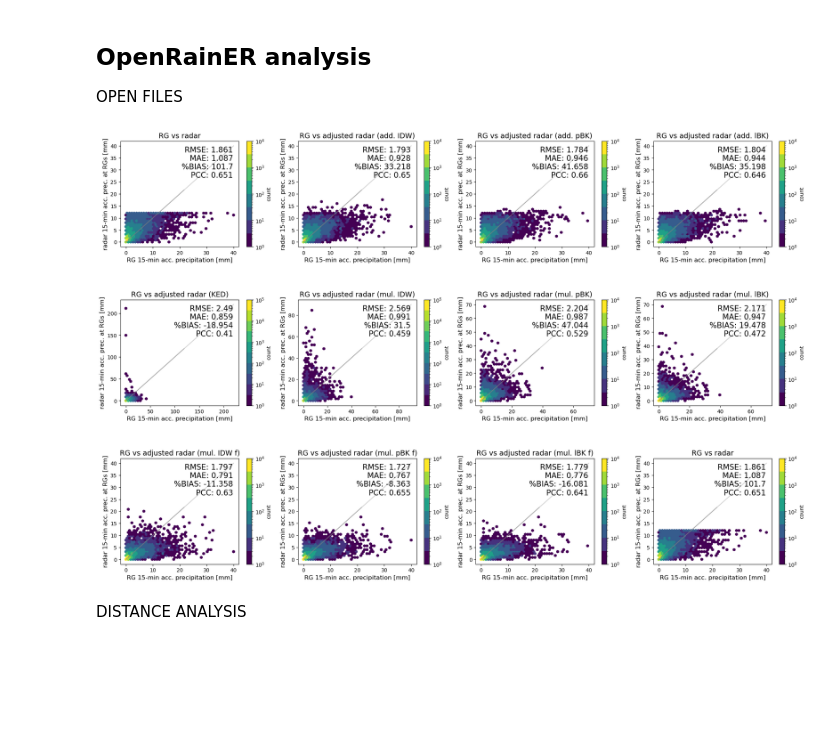
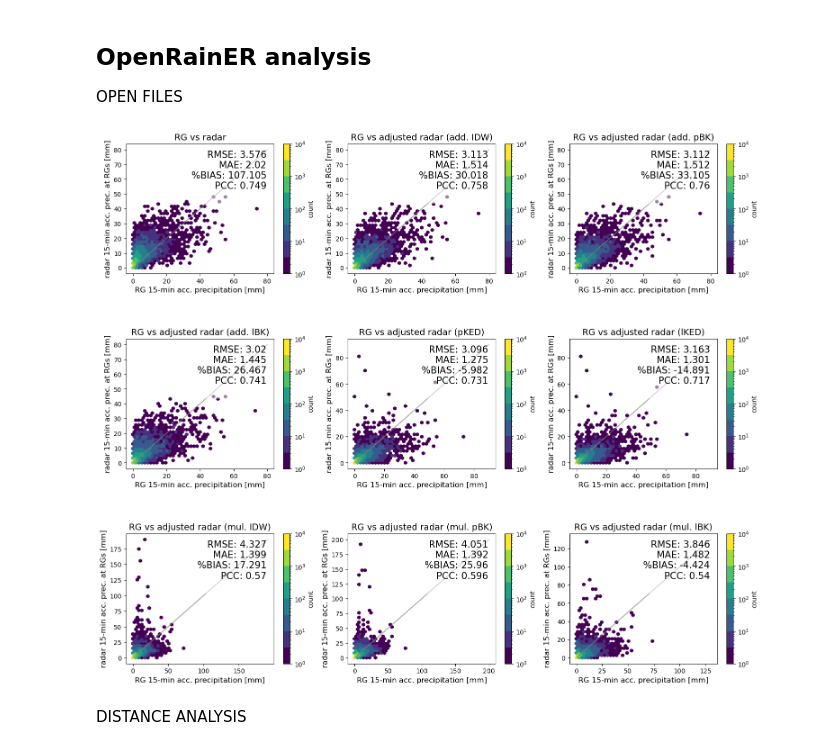
Before and after one commit to OpenSenseAction/radar_adjustment_intercomparison, a Jupyter notebook: 4_analysis.ipynb, the cells around one changed output. Drawn from its saved outputs; the diff is of its cells as text; code cells hidden in the pictures; blank space fills up the shorter version.

```diff
--- a/4_analysis.ipynb
+++ b/4_analysis.ipynb
@@ -107,7 +112,7 @@ plt.subplots_adjust(hspace=0.5)
 # %%
-
-fields = ['rainfall_radar', 'rainfall_add_IDW', 'rainfall_add_pBK', 'rainfall_add_lBK',
-          'rainfall_ked', 'rainfall_mul_IDW', 'rainfall_mul_pBK', 'rainfall_mul_lBK']
+fields = ['rainfall_radar', 'rainfall_add_IDW', 'rainfall_add_pBK',
+          'rainfall_add_lBK', 'rainfall_pked', 'rainfall_lked',
+          'rainfall_mul_IDW', 'rainfall_mul_pBK', 'rainfall_mul_lBK']
 
 for field in fields:
         if field == 'rainfall_radar':
@@ -136,10 +141,11 @@ result.to_csv('metrics_OpenMRG.csv')
 INTENSITY ANALYSIS
 # %%
 # prec_classes [lower limit, upper limit, class name (int)]
-prec_classes = np.array([[0.2,0.625, '[0.2,0.625['], [0.625, 2.5, '[0.625,2.5['], [2.5, 12.5, '[2.5,12.5[']])
+prec_classes = np.array([[0.2,2.5, '[0.2,2.5['], [2.5, 10, '[2.5,10['], [10, 50, '[10,50[']])
 threshold = 0.2
-fields = ['rainfall_radar', 'rainfall_add_IDW', 'rainfall_add_pBK', 'rainfall_add_lBK',
-          'rainfall_ked', 'rainfall_mul_IDW', 'rainfall_mul_pBK', 'rainfall_mul_lBK']
+fields = ['rainfall_radar', 'rainfall_add_IDW', 'rainfall_add_pBK',
+          'rainfall_add_lBK', 'rainfall_pked', 'rainfall_lked',
+          'rainfall_mul_IDW', 'rainfall_mul_pBK', 'rainfall_mul_lBK']
 
 start = 0
 for item in prec_classes:
@@ -259,16 +197,12 @@ ds_rad['rainfall_add_lBK']=xr.open_dataset(adj_path+dataset+'_rainfall_add_lBK.n
 ds_rad['rainfall_mul_IDW']=xr.open_dataset(adj_path+dataset+'_rainfall_mul_IDW.nc').rainfall_mul_IDW
 ds_rad['rainfall_mul_pBK']=xr.open_dataset(adj_path+dataset+'_rainfall_mul_pBK.nc').rainfall_mul_pBK
 ds_rad['rainfall_mul_lBK']=xr.open_dataset(adj_path+dataset+'_rainfall_mul_lBK.nc').rainfall_mul_lBK
-ds_rad['rainfall_ked']=xr.open_dataset(adj_path+dataset+'_rainfall_ked.nc').rainfall_ked
-
-ds_rad['rainfall_mul_IDW_f']=xr.open_dataset(adj_path+dataset+'_rainfall_mul_IDW2.nc').rainfall_mul_IDW
-ds_rad['rainfall_mul_pBK_f']=xr.open_dataset(adj_path+dataset+'_rainfall_mul_pBK2.nc').rainfall_mul_pBK
-ds_rad['rainfall_mul_lBK_f']=xr.open_dataset(adj_path+dataset+'_rainfall_mul_lBK2.nc').rainfall_mul_lBK
+ds_rad['rainfall_pked']=xr.open_dataset(adj_path+dataset+'_rainfall_pked.nc').rainfall_ked
+ds_rad['rainfall_lked']=xr.open_dataset(adj_path+dataset+'_rainfall_lked.nc').rainfall_ked
 # %%
-# fields = [[gauge name, radar name]]
-fields = ['rainfall_radar', 'rainfall_add_IDW', 'rainfall_add_pBK', 'rainfall_add_lBK',
-          'rainfall_ked', 'rainfall_mul_IDW', 'rainfall_mul_pBK', 'rainfall_mul_lBK',
-          'rainfall_mul_IDW_f', 'rainfall_mul_pBK_f', 'rainfall_mul_lBK_f']
+fields = ['rainfall_radar', 'rainfall_add_IDW', 'rainfall_add_pBK',
+          'rainfall_add_lBK', 'rainfall_pked', 'rainfall_lked',
+          'rainfall_mul_IDW', 'rainfall_mul_pBK', 'rainfall_mul_lBK']
 
 get_grid_at_points = plg.spatial.GridAtPoints(
     da_gridded_data=ds_rad.isel(time = 0),
@@ -284,53 +218,54 @@ for field in fields:
     )
 # %%
 # fields = [[gauge name, title]]
-fields = [['rainfall_radar', 'rainfall_add_IDW', 'rainfall_add_pBK', 'rainfall_add_lBK'],
-          ['rainfall_ked', 'rainfall_mul_IDW', 'rainfall_mul_pBK', 'rainfall_mul_lBK'],
-          ['rainfall_mul_IDW_f', 'rainfall_mul_pBK_f', 'rainfall_mul_lBK_f', 'rainfall_radar']]
-titles = [['RG vs radar', 'RG vs adjusted radar (add. IDW)', 'RG vs adjusted radar (add. pBK)', 'RG vs adjusted radar (add. lBK)'],
-          ['RG vs adjusted radar (KED)', 'RG vs adjusted radar (mul. IDW)', 'RG vs adjusted radar (mul. pBK)', 'RG vs adjusted radar (mul. lBK)'],
-          ['RG vs adjusted radar (mul. IDW f)', 'RG vs adjusted radar (mul. pBK f)', 'RG vs adjusted radar (mul. lBK f)', 'RG vs radar']]
+fields = [['rainfall_radar', 'rainfall_add_IDW', 'rainfall_add_pBK'],
+          ['rainfall_add_lBK', 'rainfall_pked', 'rainfall_lked'],
+          ['rainfall_mul_IDW', 'rainfall_mul_pBK', 'rainfall_mul_lBK']]
+
+titles = [['RG vs radar', 'RG vs adjusted radar (add. IDW)', 'RG vs adjusted radar (add. pBK)'],
+          ['RG vs adjusted radar (add. lBK)', 'RG vs adjusted radar (pKED)', 'RG vs adjusted radar (lKED)'],
+          ['RG vs adjusted radar (mul. IDW)', 'RG vs adjusted radar (mul. pBK)', 'RG vs adjusted radar (mul. lBK)']]
 
 threshold = 0.2
 
 fig, ax = plt.subplots(3, len(fields[0]), figsize=(6*len(fields[0]), 15))
 
 for i in range(0,3):
-    for j in range(0,4):
+    for j in range(0,3):
 
         hx = plg.validation.plot_hexbin(
             ds_gauges.rainfall_amount.values.flatten(),
             ds_gauges[fields[i][j]].values.flatten(),
             ref_thresh=0.1,
             est_thresh=0.1,
             ax=ax[i, j],
         )
 
         metric = pd.DataFrame([plg.validation.calculate_rainfall_metrics(
             reference=ds_gauges.rainfall_amount.values.flatten(),
             estimate=ds_gauges[fields[i][j]].values.flatten(),
             ref_thresh=threshold,
             est_thresh=threshold)])
 
         ax[i, j].text(
             0.95, 0.95,
             "RMSE: "+str(round(metric.root_mean_square_error.values[0], 3))+'\n'+
             "MAE: "+str(round(metric.mean_absolute_error.values[0], 3))+'\n'+
             "%BIAS: "+str(round(metric.percent_bias.values[0], 3))+'\n'+
             "PCC: "+str(round(metric.pearson_correlation_coefficient.values[0], 3))+'\n',
             transform=ax[i, j].transAxes,
             ha='right', va='top',
             fontsize=15, color='black',
             bbox=dict(facecolor='white', alpha=0.5, edgecolor='none')
         )
 
         ax[i, j].set_ylabel('radar 15-min acc. prec. at RGs [mm]', fontsize=12)
         ax[i, j].set_xlabel('RG 15-min acc. precipitation [mm]', fontsize=12)
         ax[i, j].set_title(titles[i][j], fontsize=14)
 
 plt.subplots_adjust(hspace=0.5)
 # %% [output]
-[figure, old version]
+[figure, new version]
 # %%
 # ALL METRICS
 
```
Also changed, not shown: parts of 9 cells of this notebook, 4 other files.
